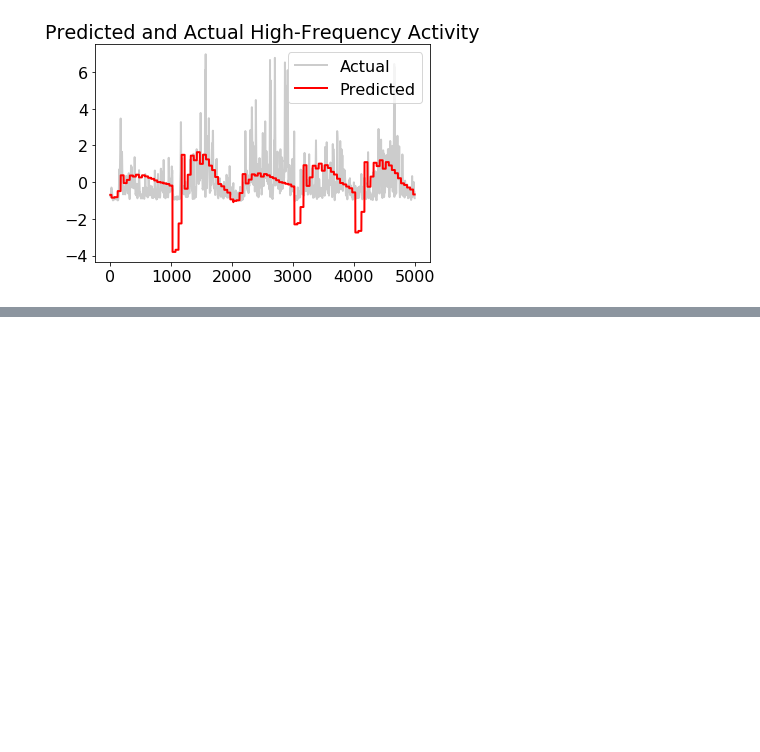
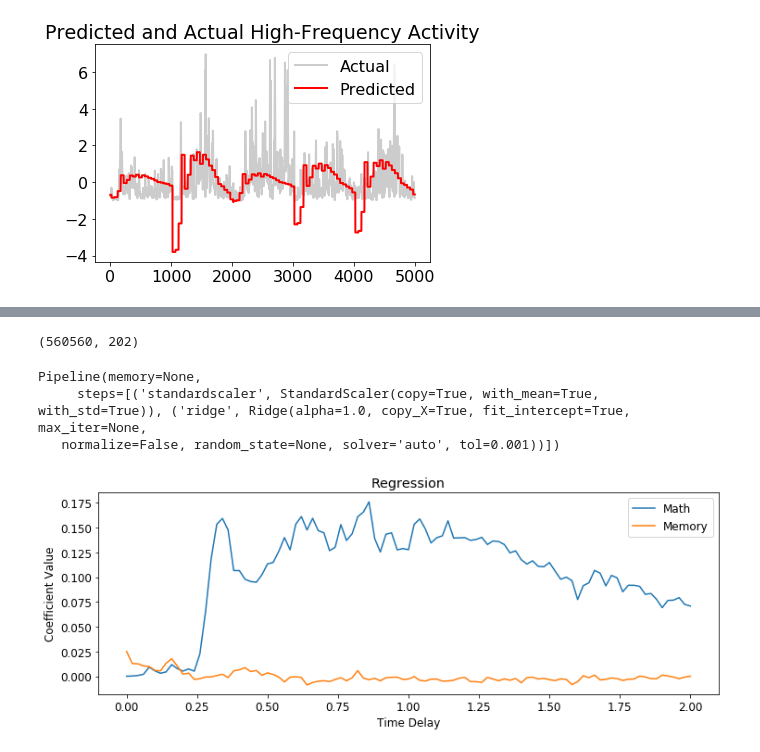
Before and after one commit to pinheirochagas/lbcn_encoding_decoding, a Jupyter notebook: notebooks/encoding_model_examplar_channel.ipynb, the cells around one changed output, grey strips where cells are left out. Saved outputs shown, nothing was run; the diff lists cells and outputs as text; code cells hidden in the pictures; blank space fills up the shorter version.

```diff
--- a/notebooks/encoding_model_examplar_channel.ipynb
+++ b/notebooks/encoding_model_examplar_channel.ipynb
@@ -511,0 +542,10 @@ _ = ax.legend(['Actual', 'Predicted'])
+# %%
+# Add delayed features
+fs = 500
+time_window = 0.02;
+#n_delays = 100
+#delays = np.linspace(1, 2, 100)
+start = 0; stop = 2; step = time_window
+delays = np.arange(start, stop+step, step)
+n_delays = int(len(delays))
+print(n_delays)
@@ -511,0 +592,26 @@ _ = ax.legend(['Actual', 'Predicted'])
+# %%
+X_all = X_all[:,n_delays-1:-1]
+print(X_all.shape)
+# %% [output]
+(560560, 202)
+# %%
+# Fit the model
+est = make_pipeline(StandardScaler(), Ridge())
+est.fit(X_all, y)
+# %% [output]
+Pipeline(memory=None,
+     steps=[('standardscaler', StandardScaler(copy=True, with_mean=True, with_std=True)), ('ridge', Ridge(alpha=1.0, copy_X=True, fit_intercept=True, max_iter=None,
+   normalize=False, random_state=None, solver='auto', tol=0.001))])
+# %%
+coefs = est.steps[-1][-1].coef_
+coefs_rs = np.reshape(coefs, (len(features_list), n_delays))
+# Plot results
+fig, ax = plt.subplots(figsize=(12, 4))
+ax.plot(np.abs(delays), coefs_rs.T)
+
+ax.set_xlabel('Time Delay')
+ax.set_ylabel('Coefficient Value')
+ax.set_title('Regression')
+_ = ax.legend(['Math', 'Memory'])
+# %% [output]
+[figure, added]
```
Also changed, not shown: parts of 14 cells of this notebook, 1 other file.
